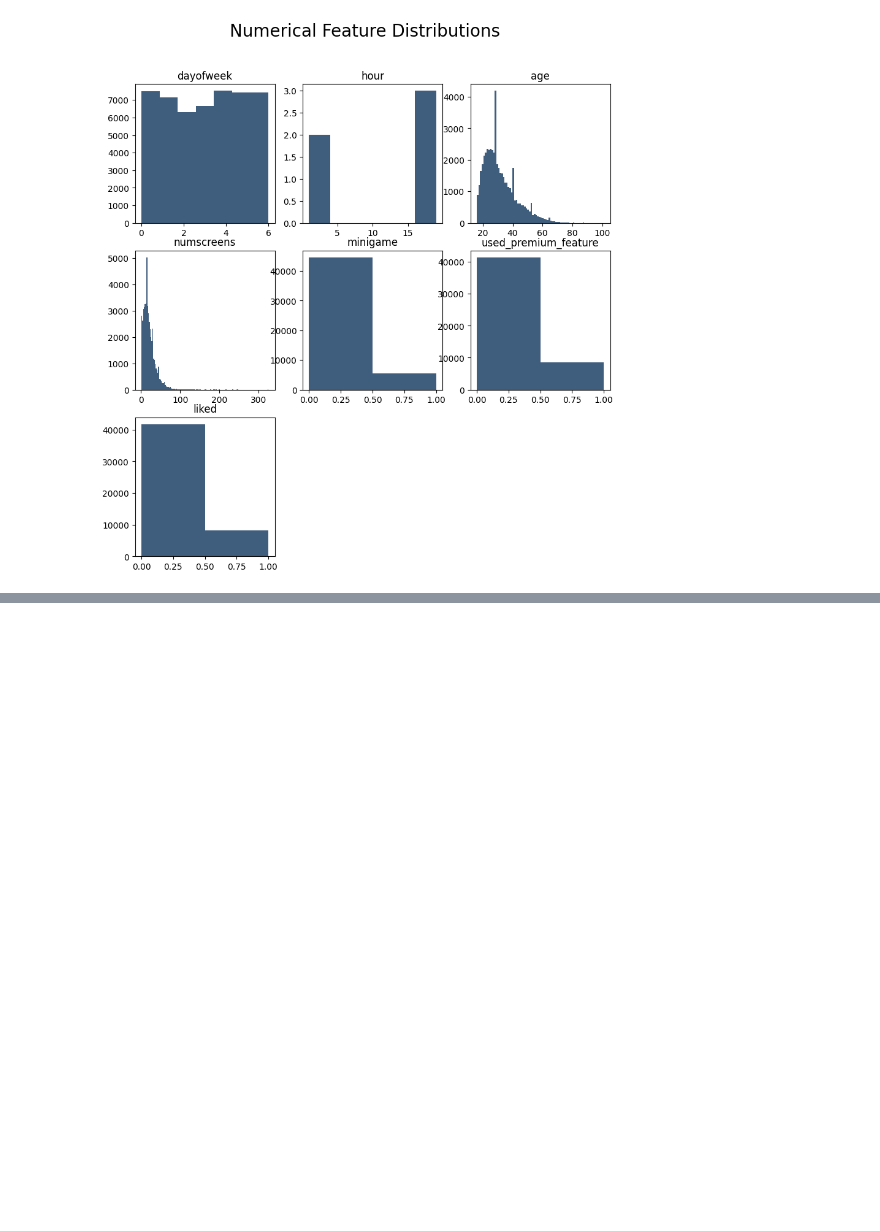
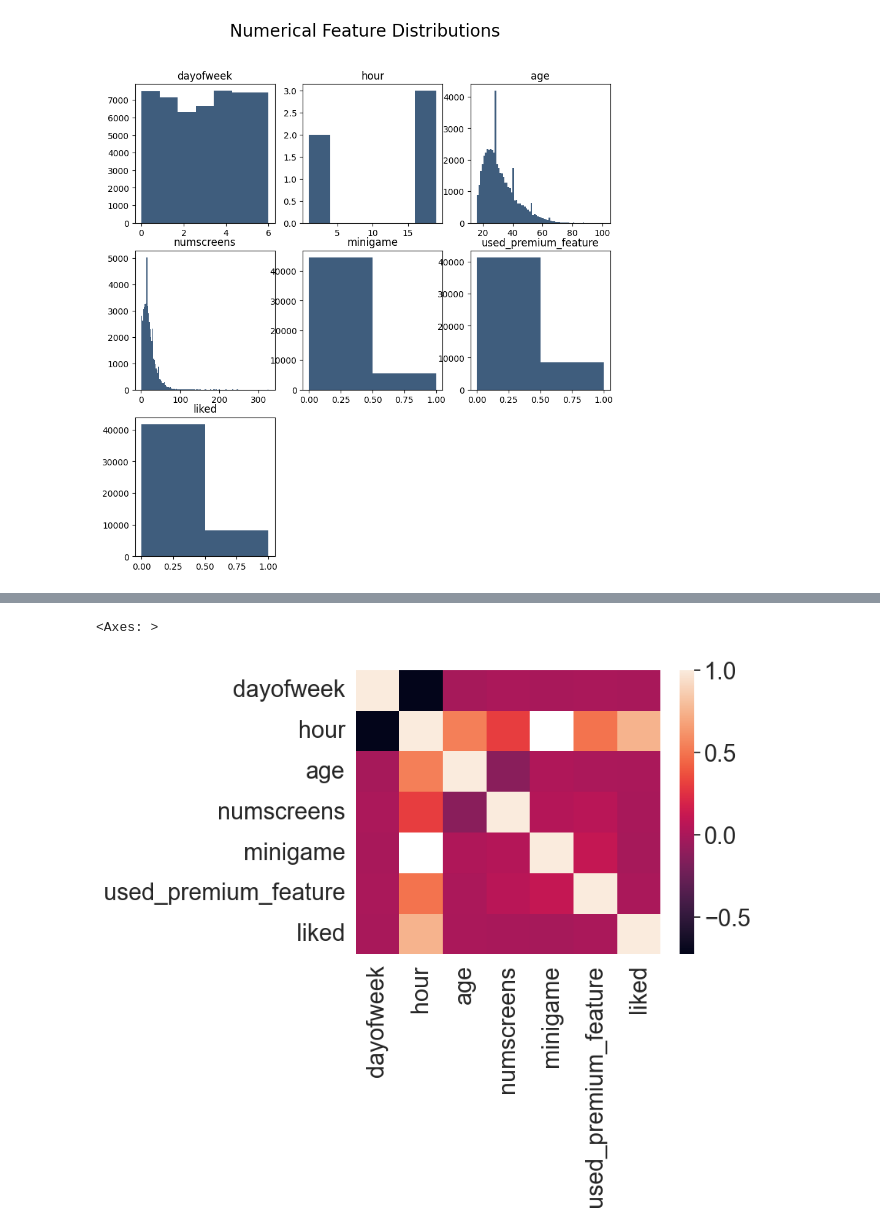
Before and after one commit to xuwenyihust/Machine-Learning, a Jupyter notebook: app-behaviors-analysis/app-behaviors-analysis.ipynb, the cells around one changed output, grey strips where cells are left out. Saved outputs shown, nothing was run; the diff lists cells and outputs as text; code cells hidden in the pictures; blank space fills up the shorter version.

```diff
--- a/app-behaviors-analysis/app-behaviors-analysis.ipynb
+++ b/app-behaviors-analysis/app-behaviors-analysis.ipynb
@@ -127,0 +165,12 @@ for i in range(0, app_data_df2.shape[1]):
+# %%
+# Set figure background
+sn.set(style="white", font_scale=2)
+
+# Compute the correlation matrix
+corr = app_data_df2.corr()
+
+# Draw the heatmap
+sn.heatmap(corr)
+# %% [output]
+<Axes: >
+[figure, added]
```
Also changed, not shown: parts of 20 cells of this notebook.
